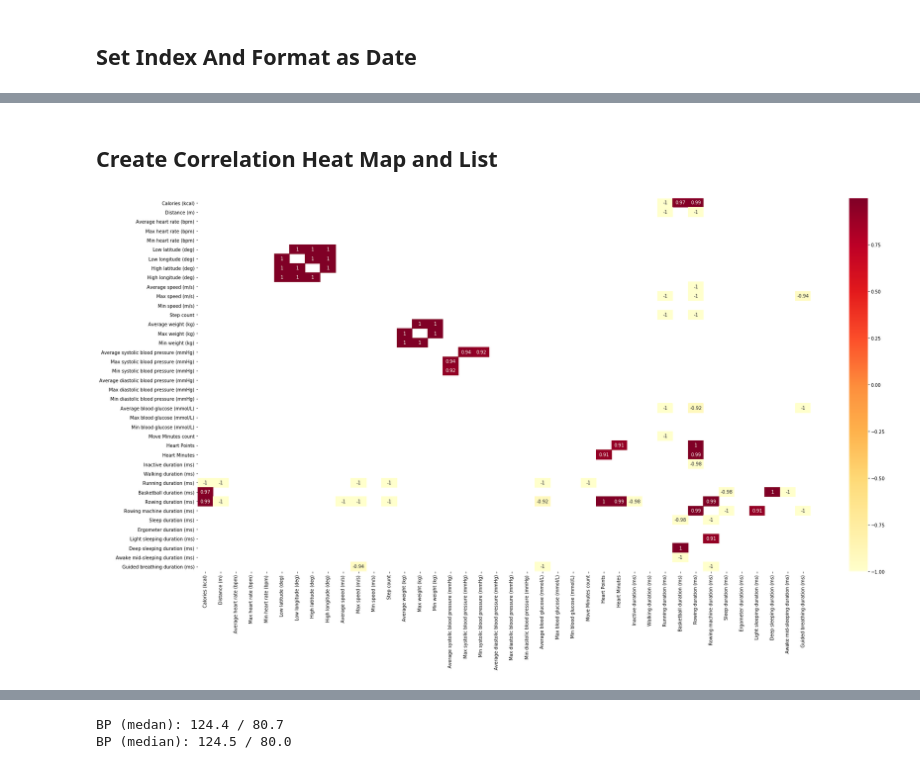
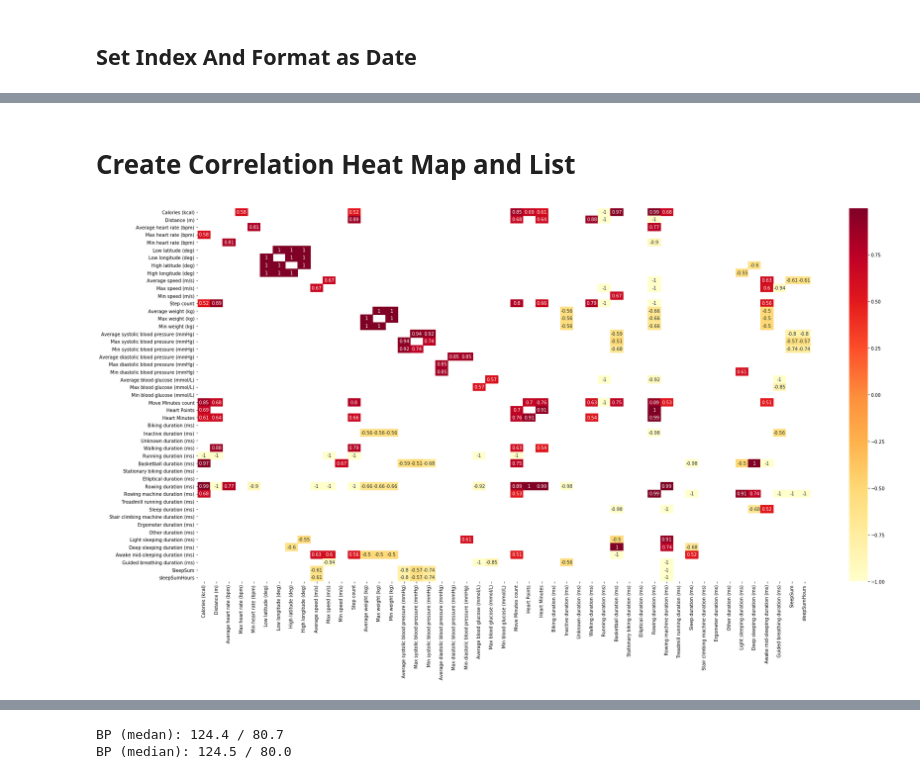
Before and after one commit to JamesIgoe/GoogleFitAnalysis, a Jupyter notebook: Analysis.ipynb, the cells around one changed output, grey strips where cells are left out. Saved outputs shown, nothing was run; the diff lists cells and outputs as text; code cells hidden in the pictures.

```diff
--- a/Analysis.ipynb
+++ b/Analysis.ipynb
@@ -177,0 +169,3 @@ df_fit.dropna(axis=1, how='all', inplace=True)
+# %%
+df_fit['SleepSum'] = df_fit['Deep sleeping duration (ms)'] + df_fit['Light sleeping duration (ms)'] + df_fit['Sleep duration (ms)']
+df_fit['sleepSumHours'] = df_fit['SleepSum'] / 3600000
@@ -178,16 +216,14 @@ df_fit.dropna(axis=1, how='all', inplace=True)
 # %% [markdown]
-## Create Correlation Heat Map and List
+# Create Correlation Heat Map and List
 # %%
 #set data set for analysis
 df = df_fit
 
-filterValue = 0.9
+filterValue = 0.5
+corr_fit = corrFilter(df, filterValue)
 
-corr_fit = df.corr()
-
-filteredDf = corr_fit[((corr_fit >= filterValue) | (corr_fit <= -filterValue)) & (corr_fit !=1.000)]
 plt.figure(figsize=(30,15))
 sns.heatmap(filteredDf, annot=True, cmap="YlOrRd")
 plt.show()
 # %% [output]
-[figure, old version]
+[figure, new version]
```
Also changed, not shown: parts of 51 cells of this notebook.
